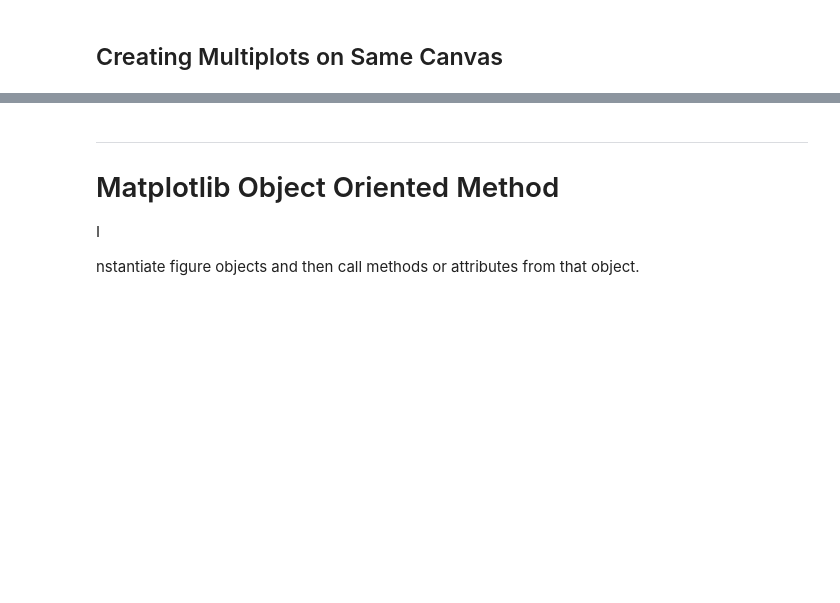
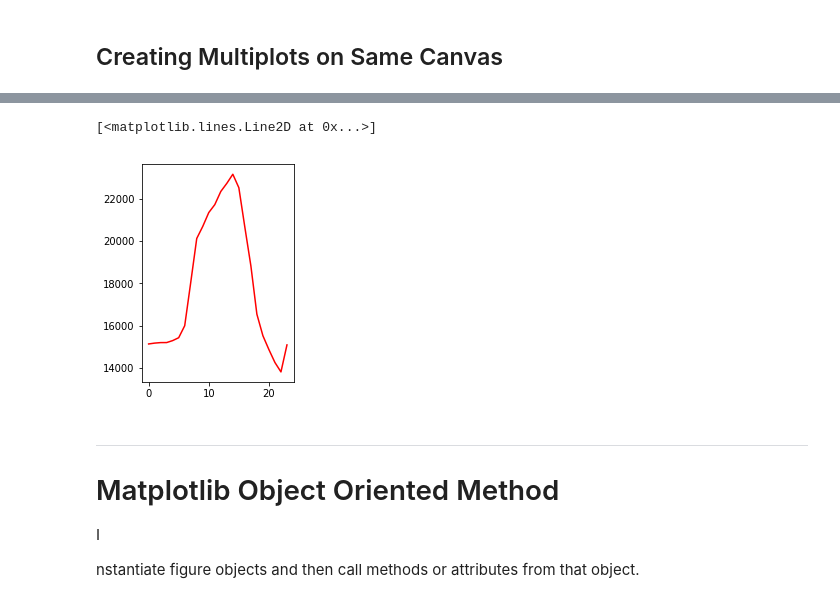
Before and after one commit to Moogun/Python-Data-Analysis, a Jupyter notebook: Matplotlib.ipynb, the cells around one changed output, grey strips where cells are left out. Drawn from its saved outputs; the diff is of its cells as text; code cells hidden in the pictures; blank space fills up the shorter version.

```diff
--- a/Matplotlib.ipynb
+++ b/Matplotlib.ipynb
@@ -119,3 +116,9 @@ plt.plot(y, x, 'g*-');
+# %%
+plt.subplot(1,2,1)
+plt.plot(x, y, 'r')
+# %% [output]
+[<matplotlib.lines.Line2D at 0x...>]
+[figure, added]
 # %% [markdown]
 ___
 # Matplotlib Object Oriented Method
```
Also changed, not shown: parts of 12 cells of this notebook, 7 other files.
